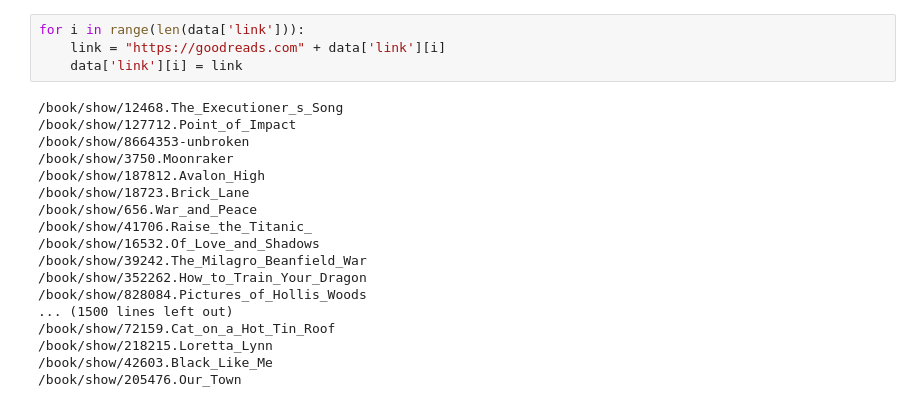
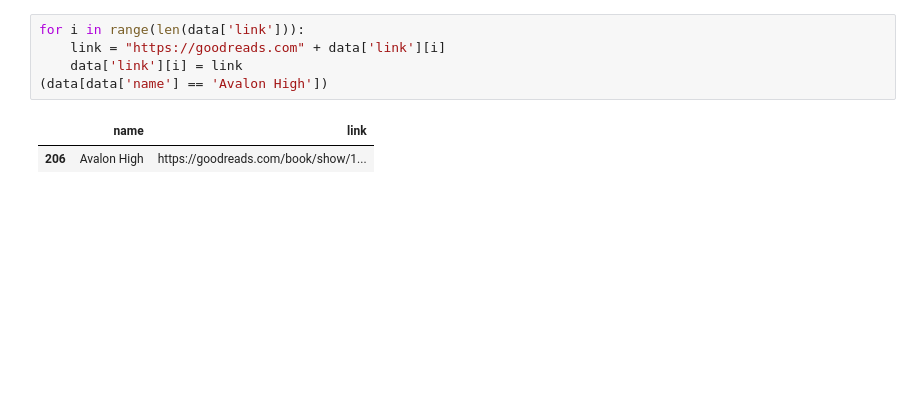
Before and after one commit to phuclxag/Books_and_Movies_Crawler, a Jupyter notebook: Books_Movie_Crawler.ipynb, the cells around one changed output. Drawn from its saved outputs; the diff is of its cells as text; blank space fills up the shorter version.

```diff
--- a/Books_Movie_Crawler.ipynb
+++ b/Books_Movie_Crawler.ipynb
@@ -19,22 +19,8 @@ data
 # %%
 for i in range(len(data['link'])):
     link = "https://goodreads.com" + data['link'][i]
     data['link'][i] = link
+(data[data['name'] == 'Avalon High'])
 # %% [output]
-/book/show/12468.The_Executioner_s_Song
-/book/show/127712.Point_of_Impact
-/book/show/8664353-unbroken
-/book/show/3750.Moonraker
-/book/show/187812.Avalon_High
-/book/show/18723.Brick_Lane
-/book/show/656.War_and_Peace
-/book/show/41706.Raise_the_Titanic_
-/book/show/16532.Of_Love_and_Shadows
-/book/show/39242.The_Milagro_Beanfield_War
-/book/show/352262.How_to_Train_Your_Dragon
-/book/show/828084.Pictures_of_Hollis_Woods
-... (1500 lines left out)
-/book/show/72159.Cat_on_a_Hot_Tin_Roof
-/book/show/218215.Loretta_Lynn
-/book/show/42603.Black_Like_Me
-/book/show/205476.Our_Town
+|  | name | link |
+| 206 | Avalon High | https://goodreads.com/book/show/1... |
```
Also changed, not shown: parts of 3 cells of this notebook, 4 other files.
